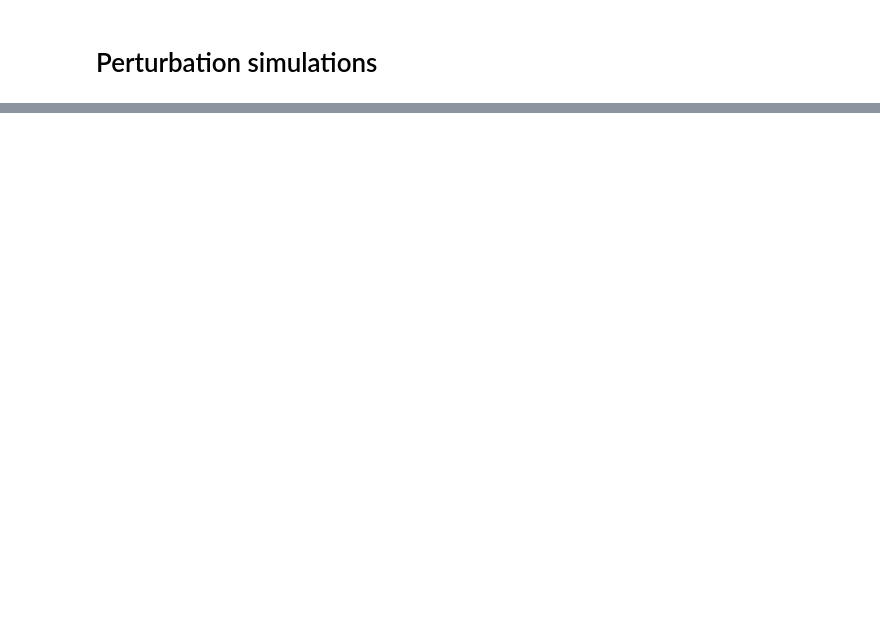
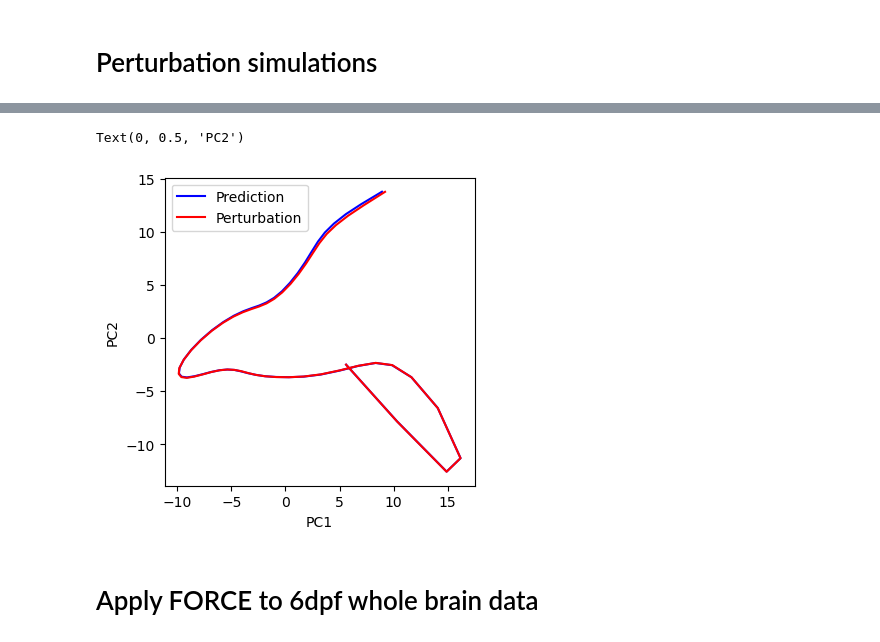
Before and after one commit to dmnburrows/multiscale_dev_dynamics, a Jupyter notebook: FORCE_model.ipynb, the cells around one changed output, grey strips where cells are left out. Cells and saved outputs as stored; diff of their text form; code cells hidden in the pictures; blank space fills up the shorter version.

```diff
--- a/FORCE_model.ipynb
+++ b/FORCE_model.ipynb
@@ -241,0 +378,4 @@ Text(0, 0.5, 'PC2')
+# %%
+%%time
+perturb_inp = model.predict(x_t)
+print(tf.math.reduce_mean(tf.keras.metrics.mean_absolute_error(prediction, target_transposed)))
@@ -241,0 +387,19 @@ Text(0, 0.5, 'PC2')
+# %%
+assert prediction.shape == target_transposed[:200].shape
+pca = PCA(n_components=2)
+target_pca = pca.fit_transform(prediction)
+pred_pca = pca.transform(prediction)
+perturb_pca = pca.transform(perturb_inp)
+
+plt.figure(figsize=(4,4))
+plt.plot(pred_pca[:,0], pred_pca[:,1], color='b', label='Prediction')
+plt.plot(perturb_pca[:,0], perturb_pca[:,1], color='red', label='Perturbation')
+
+plt.legend()
+plt.xlabel('PC1')
+plt.ylabel('PC2')
+# %% [output]
+Text(0, 0.5, 'PC2')
+[figure, added]
+# %% [markdown]
+# Apply FORCE to 6dpf whole brain data
```
Also changed, not shown: parts of 27 cells of this notebook.
